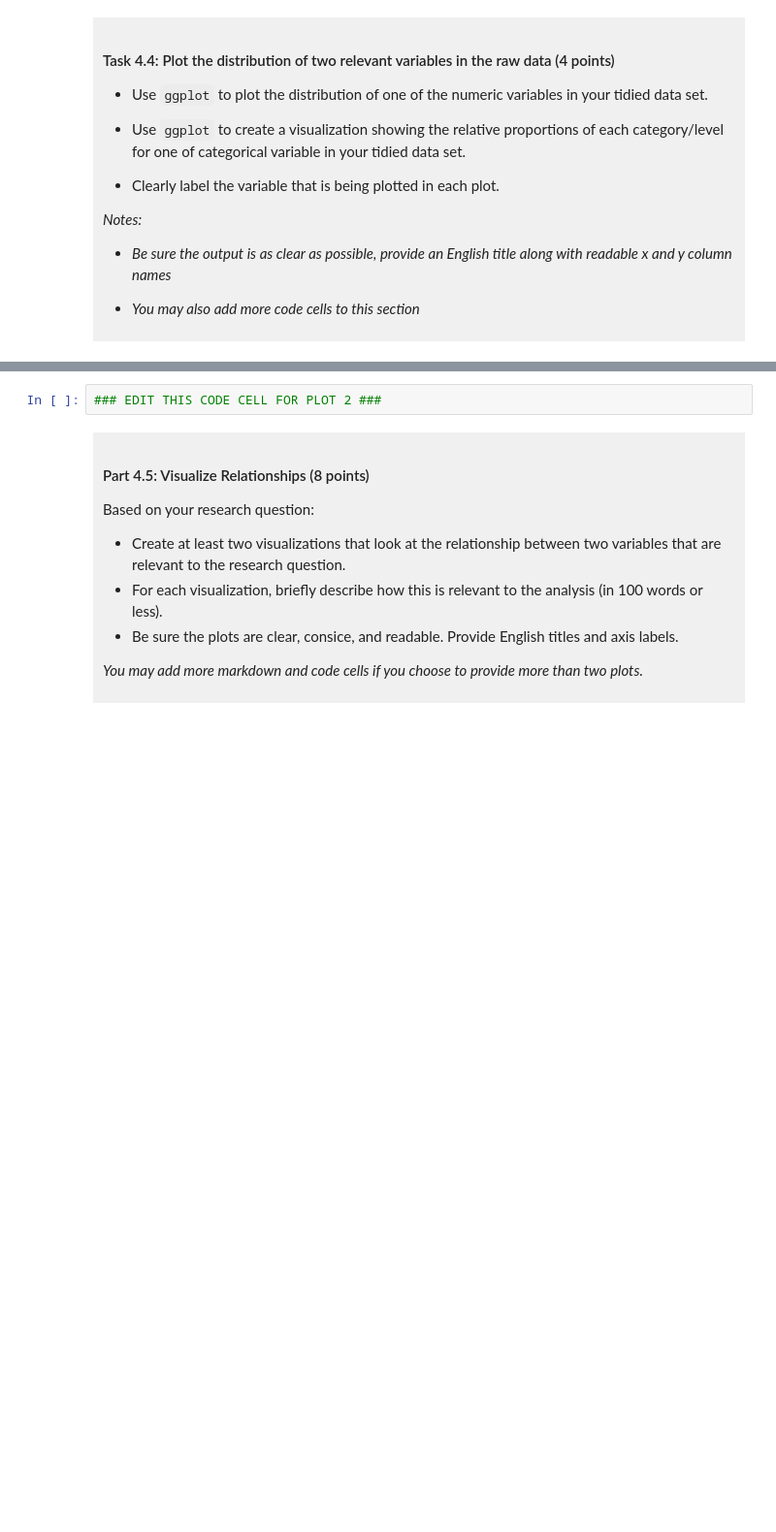
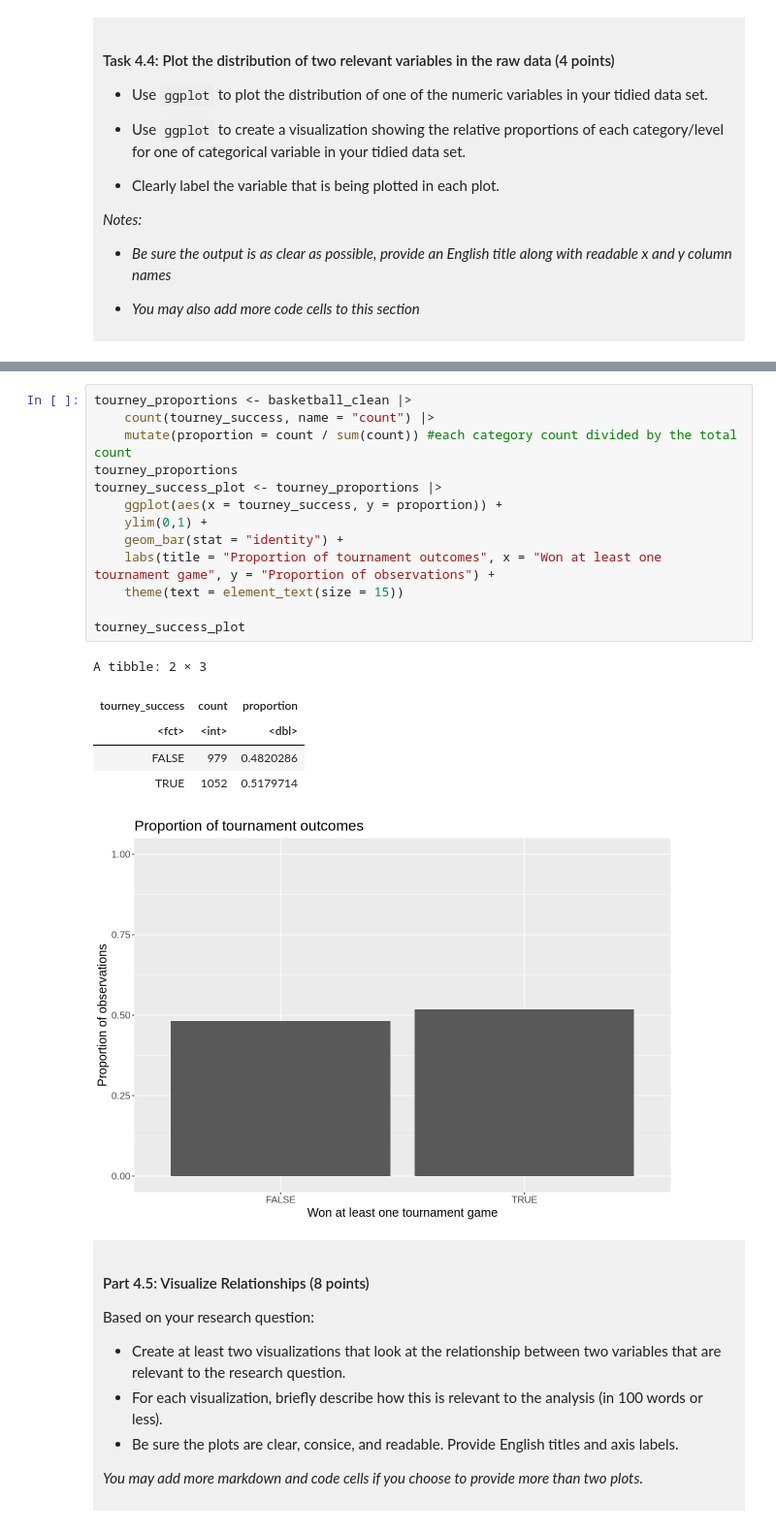
Before and after one commit to huihsin8/dsci-100-project-huihsin-lin, a Jupyter notebook: dsci-100-project-notebook.ipynb, the cells around one changed output, grey strips where cells are left out. Shown at 97% size. Drawn from its saved outputs; the diff is of its cells as text; blank space fills up the shorter version.

```diff
--- a/dsci-100-project-notebook.ipynb
+++ b/dsci-100-project-notebook.ipynb
@@ -295,5 +338,23 @@ You will refine your research question (if needed) and produce a tidy data set.
 # %%
-### EDIT THIS CODE CELL FOR PLOT 2 ###
+tourney_proportions <- basketball_clean |>
+    count(tourney_success, name = "count") |>
+    mutate(proportion = count / sum(count)) #each category count divided by the total count
+tourney_proportions
+tourney_success_plot <- tourney_proportions |>
+    ggplot(aes(x = tourney_success, y = proportion)) +
+    ylim(0,1) +
+    geom_bar(stat = "identity") +
+    labs(title = "Proportion of tournament outcomes", x = "Won at least one tournament game", y = "Proportion of observations") +
+    theme(text = element_text(size = 15))
+
+tourney_success_plot
+# %% [output]
+A tibble: 2 × 3
+| tourney_success | count | proportion |
+| <fct> | <int> | <dbl> |
+| FALSE | 979 | 0.4820286 |
+| TRUE | 1052 | 0.5179714 |
+[figure, added]
 # %% [markdown]
 <div style="background-color: #f0f0f0; padding: 10px;">
 
```
Also changed, not shown: parts of 10 cells of this notebook.
